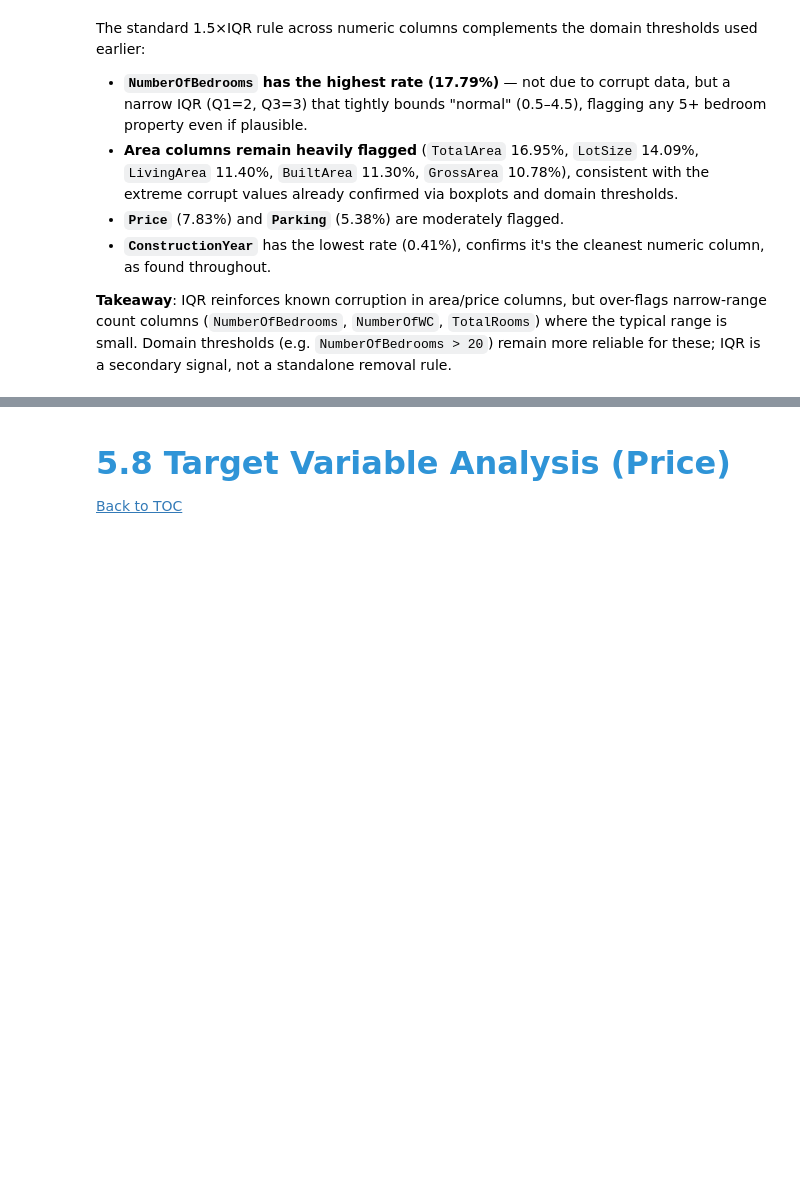
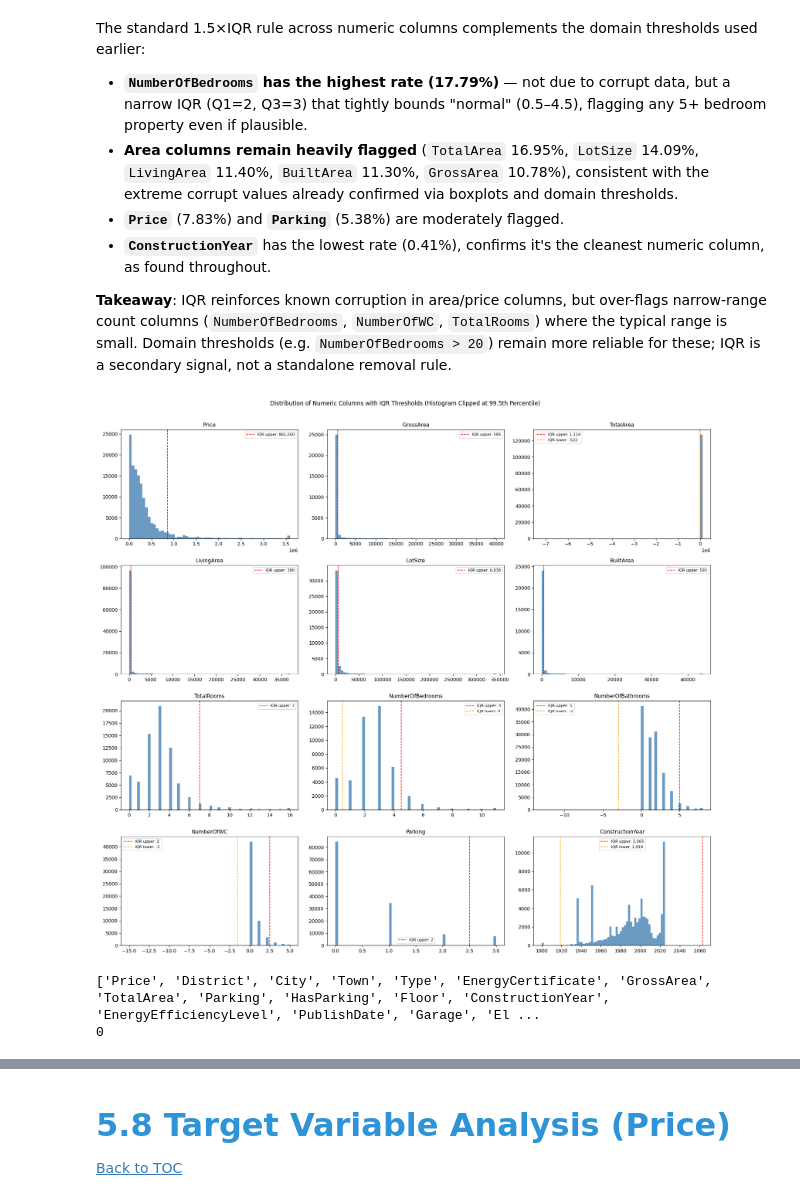
Before and after one commit to barbara-sousa-franco/MLOps_Project, a Jupyter notebook: notebooks/EDA.ipynb, the cells around one changed output, grey strips where cells are left out. Cells and saved outputs as stored; diff of their text form; code cells hidden in the pictures; blank space fills up the shorter version.

```diff
--- a/notebooks/EDA.ipynb
+++ b/notebooks/EDA.ipynb
@@ -843,28 +836,36 @@ narrow-range count columns (`NumberOfBedrooms`, `NumberOfWC`, `TotalRooms`) wher
 the typical range is small. Domain thresholds (e.g. `NumberOfBedrooms > 20`) remain
 more reliable for these; IQR is a secondary signal, not a standalone removal rule.
 # %%
-# Distribuição por coluna com threshold IQR marcado
+# Distribution by column with IQR threshold marked
 fig, axes = plt.subplots(4, 3, figsize=(18, 16))
 axes = axes.flatten()
 
 for i, col in enumerate(numeric_cols):
     s = df_train[col].dropna()
     Q1, Q3 = s.quantile(0.25), s.quantile(0.75)
     IQR = Q3 - Q1
     lower, upper = Q1 - 1.5 * IQR, Q3 + 1.5 * IQR
 
-    # clip para visualização (99.5p) para não comprimir o histograma
+    # clip for visualization (99.5p) to avoid compressing the histogram
     clip = s.quantile(0.995)
     s_clipped = s.clip(upper=clip)
 
     axes[i].hist(s_clipped, bins=60, color='steelblue', edgecolor='none', alpha=0.8)
     axes[i].axvline(upper, color='red', linestyle='--', linewidth=1.2, label=f'IQR upper: {upper:,.0f}')
     if lower > s.min():
         axes[i].axvline(lower, color='orange', linestyle='--', linewidth=1.2, label=f'IQR lower: {lower:,.0f}')
     axes[i].set_title(col, fontsize=11)
     axes[i].legend(fontsize=8)
     axes[i].set_xlabel('')
 
-plt.suptitle('Distribuições com thresholds IQR (histograma clipado ao p99.5 para legibilidade)', fontsize=12, y=1.01)
+plt.suptitle('Distribution of Numeric Columns with IQR Thresholds (Histogram Clipped at 99.5th Percentile)', fontsize=12, y=1.01)
 plt.tight_layout()
 plt.show()
+# %% [output]
+[figure, added]
+# %%
+print(df_train.columns.tolist())
+print(df_train.columns.duplicated().sum())
+# %% [output]
+['Price', 'District', 'City', 'Town', 'Type', 'EnergyCertificate', 'GrossArea', 'TotalArea', 'Parking', 'HasParking', 'Floor', 'ConstructionYear', 'EnergyEfficiencyLevel', 'PublishDate', 'Garage', 'El ...
+0
```
Also changed, not shown: parts of 5 cells of this notebook.
